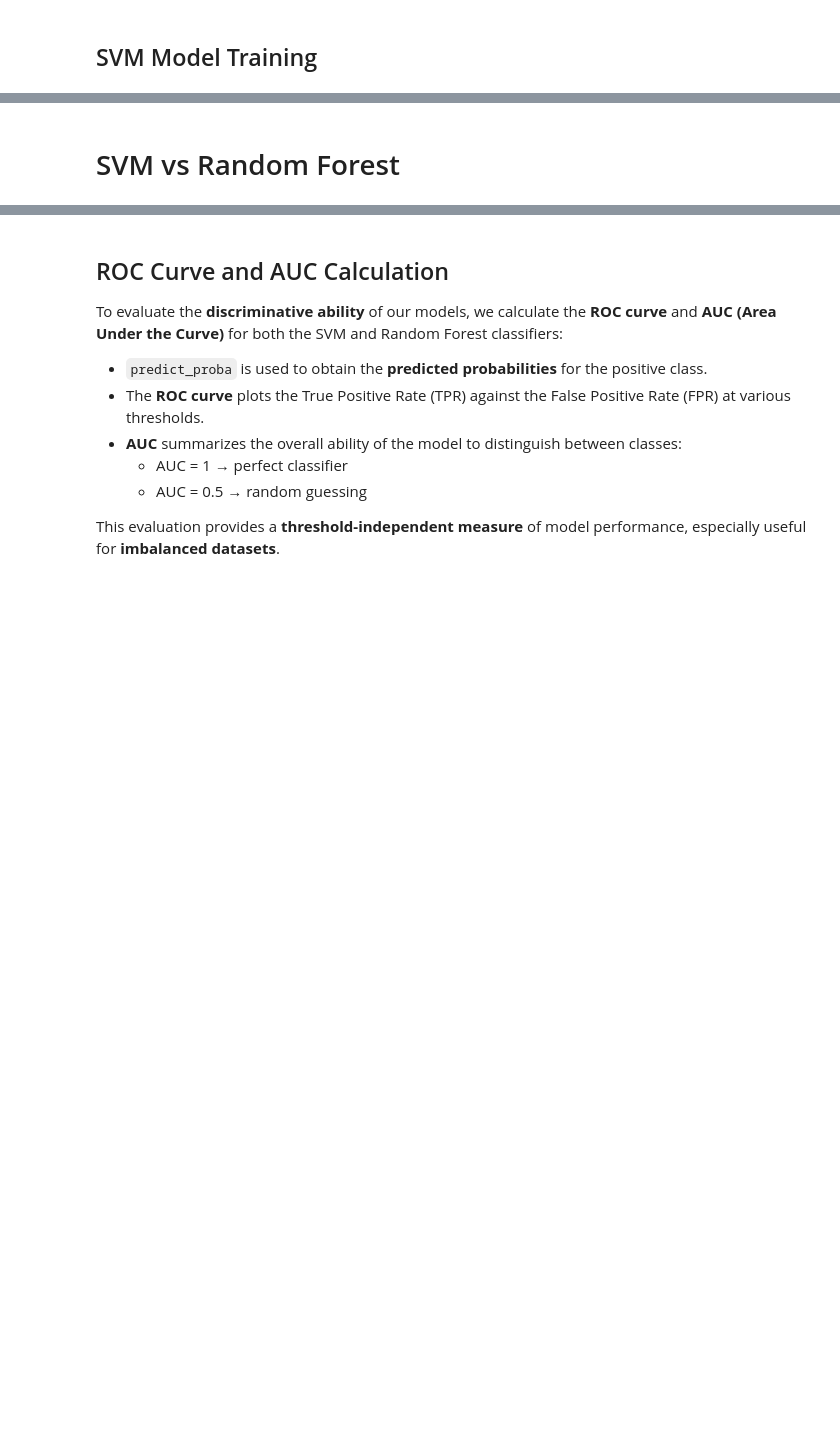
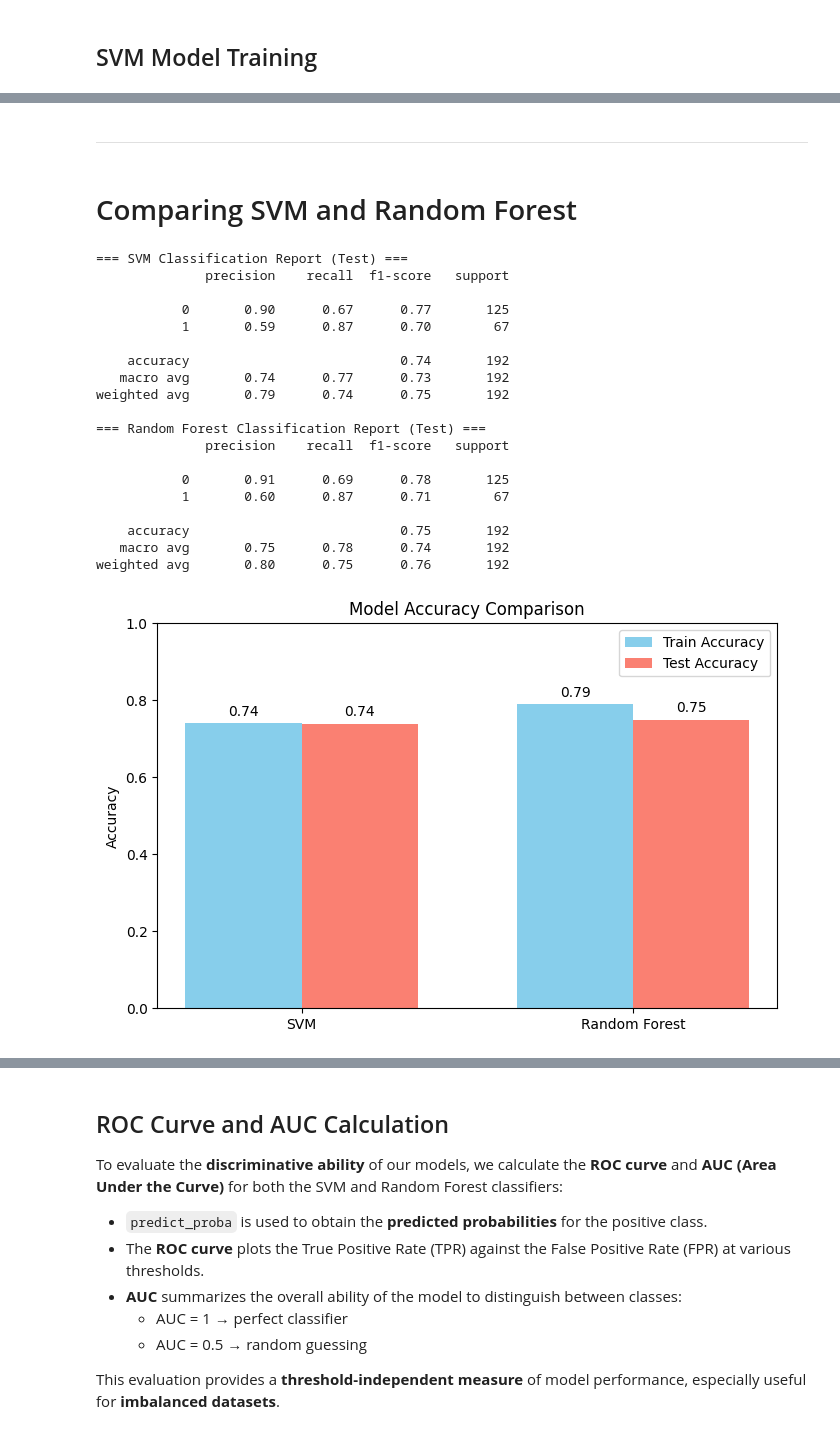
Before and after one commit to Bivid-npr/machine_learning_for_diabetes, a Jupyter notebook: ML_for_diabetes.ipynb, the cells around one changed output, grey strips where cells are left out. Drawn from its saved outputs; the diff is of its cells as text; code cells hidden in the pictures; blank space fills up the shorter version.

```diff
--- a/ML_for_diabetes.ipynb
+++ b/ML_for_diabetes.ipynb
@@ -510,2 +653,68 @@ weighted avg       0.80      0.76      0.76       192
+# %% [markdown]
+---
 # %% [markdown]
-# SVM vs Random Forest
+# Comparing SVM and Random Forest
+# %%
+# Compute accuracy
+acc_train_svm = accuracy_score(y_train, y_pred_train_svm)
+acc_test_svm = accuracy_score(y_test, y_pred_svm)
+
+acc_train_rf = accuracy_score(y_train, y_pred_train_rf)
+acc_test_rf = accuracy_score(y_test, y_pred_rf)
+
+print("=== SVM Classification Report (Test) ===")
+print(classification_report(y_test, y_pred_svm))
+
+print("=== Random Forest Classification Report (Test) ===")
+print(classification_report(y_test, y_pred_rf))
+
+# Plotting training vs testing accuracy
+models = ['SVM', 'Random Forest']
+train_acc = [acc_train_svm, acc_train_rf]
+test_acc = [acc_test_svm, acc_test_rf]
+
+x = np.arange(len(models))
+width = 0.35
+
+fig, ax = plt.subplots(figsize=(8,5))
+rects1 = ax.bar(x - width/2, train_acc, width, label='Train Accuracy', color='skyblue')
+rects2 = ax.bar(x + width/2, test_acc, width, label='Test Accuracy', color='salmon')
+
+ax.set_ylabel('Accuracy')
+ax.set_ylim(0,1)
+ax.set_title('Model Accuracy Comparison')
+ax.set_xticks(x)
+ax.set_xticklabels(models)
+ax.legend()
+
+# Add labels on bars
+for rect in rects1 + rects2:
+    height = rect.get_height()
+    ax.annotate(f'{height:.2f}',
+                xy=(rect.get_x() + rect.get_width() / 2, height),
+                xytext=(0,3),
+                textcoords="offset points",
+                ha='center', va='bottom')
+
+plt.show()
+# %% [output]
+=== SVM Classification Report (Test) ===
+              precision    recall  f1-score   support
+
+           0       0.90      0.67      0.77       125
+           1       0.59      0.87      0.70        67
+
+    accuracy                           0.74       192
+   macro avg       0.74      0.77      0.73       192
+weighted avg       0.79      0.74      0.75       192
+
+=== Random Forest Classification Report (Test) ===
+              precision    recall  f1-score   support
+
+           0       0.91      0.69      0.78       125
+           1       0.60      0.87      0.71        67
+
+    accuracy                           0.75       192
+   macro avg       0.75      0.78      0.74       192
+weighted avg       0.80      0.75      0.76       192
+[figure, added]
```
Also changed, not shown: parts of 36 cells of this notebook.
